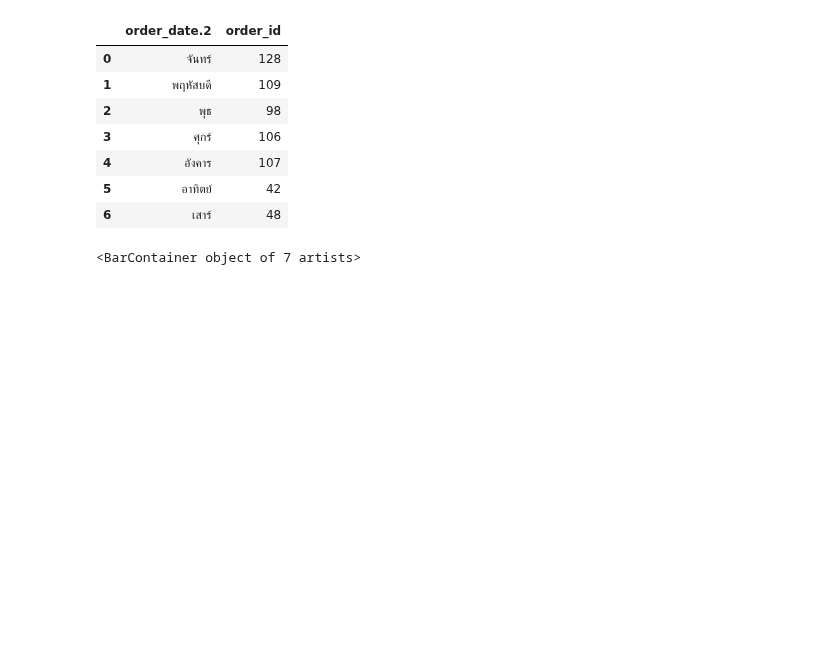
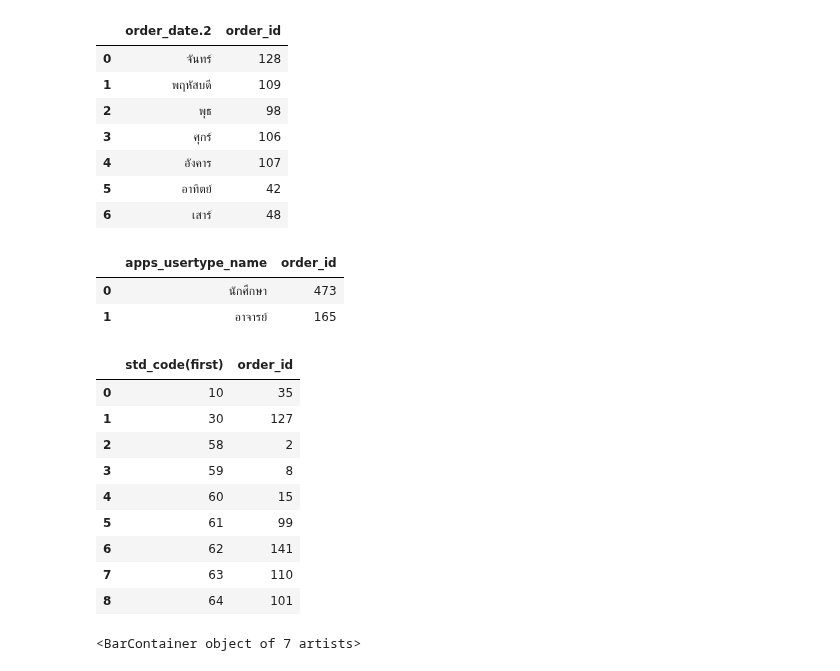
Before and after one commit to nichakornchaisuwan/DWDM21, a Jupyter notebook: Manage_data_ipynb.ipynb, the cells around one changed output. Drawn from its saved outputs; the diff is of its cells as text; code cells hidden in the pictures; blank space fills up the shorter version.

```diff
--- a/Manage_data_ipynb.ipynb
+++ b/Manage_data_ipynb.ipynb
@@ -143,6 +144,27 @@ data_USLday
 | 4 | อังคาร | 107 |
 | 5 | อาทิตย์ | 42 |
 | 6 | เสาร์ | 48 |
+# %%
+data_USLUser = data_USL.groupby(['apps_usertype_name']).count().reset_index().iloc[:,:2]  ##
+data_USLUser
+# %% [output]
+|  | apps_usertype_name | order_id |
+| 0 | นักศึกษา | 473 |
+| 1 | อาจารย์ | 165 |
+# %%
+data_USLUser1 = data_USL.groupby(['std_code(first)']).count().reset_index().iloc[:,:2]  ##
+data_USLUser1
+# %% [output]
+|  | std_code(first) | order_id |
+| 0 | 10 | 35 |
+| 1 | 30 | 127 |
+| 2 | 58 | 2 |
+| 3 | 59 | 8 |
+| 4 | 60 | 15 |
+| 5 | 61 | 99 |
+| 6 | 62 | 141 |
+| 7 | 63 | 110 |
+| 8 | 64 | 101 |
 # %%
 from matplotlib import pyplot as plt
 # %%
```
Also changed, not shown: parts of 6 cells of this notebook.
